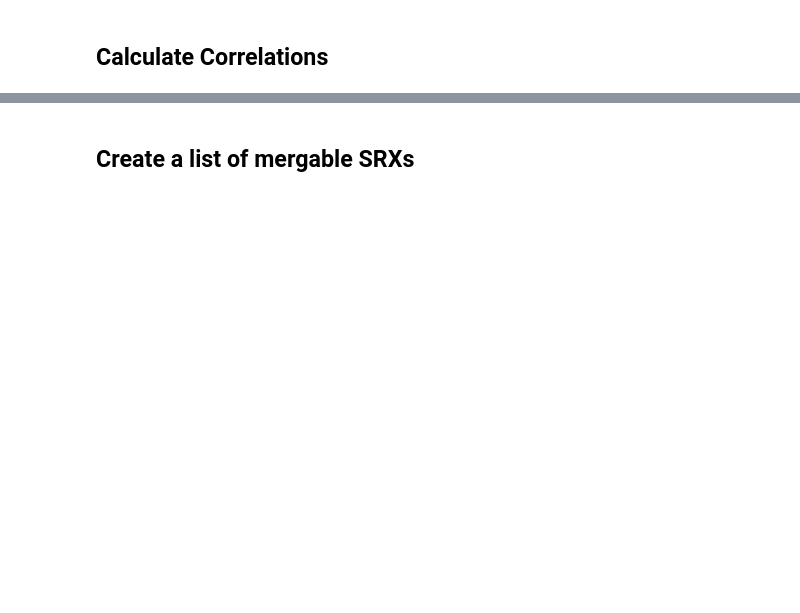
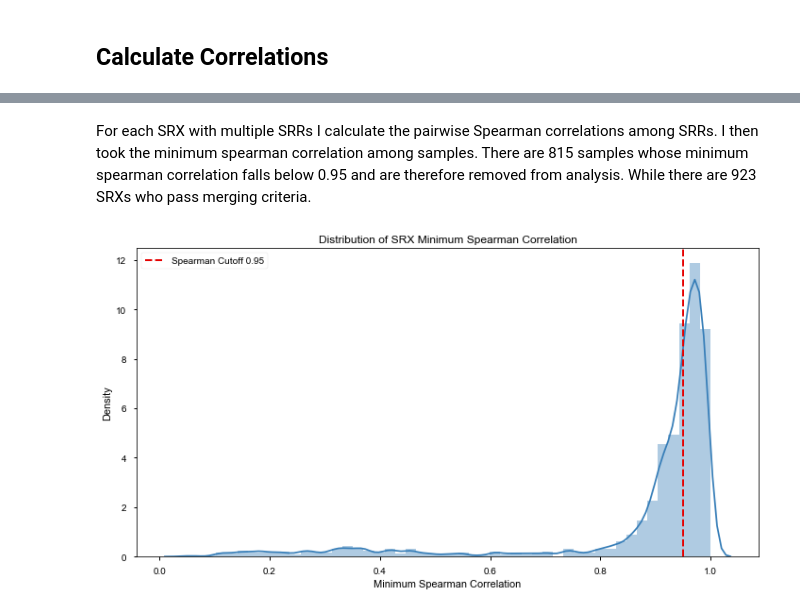
Before and after one commit to jfear/ncbi_remap, a Jupyter notebook: docs/01.02-prealn-wf_merge_srr.ipynb, the cells around one changed output, grey strips where cells are left out. Saved outputs shown, nothing was run; the diff lists cells and outputs as text; code cells hidden in the pictures; blank space fills up the shorter version.

```diff
--- a/docs/01.02-prealn-wf_merge_srr.ipynb
+++ b/docs/01.02-prealn-wf_merge_srr.ipynb
@@ -61,12 +66,17 @@ Currently I am excluding these SRXs, but it may be worth while to try to create
 # %% [markdown]
 ## Number of SRRs Per SRX
 # %%
-cnts = srr_per_srx(store).srr.value_counts()
-single = cnts[1]
-multi = cnts.iloc[1:].sum()
+df = store['prealn/qc_passed'].groupby('srx').size().value_counts().to_frame()
+df.index.name = 'Number of SRRs'
+df.columns = ['Number of SRXs']
+
+single = df.loc[1, 'Number of SRXs']
+multi = df.iloc[1:, 0].sum()
 
 Markdown(f"""
-The majority of SRXs (n={single:,}) have a single SRR, while the remaning {multi:,} SRXs have more than one.
+The majority of SRXs (n={single:,}) have a single SRR, while the remaning {multi:,} SRXs have more than one SRR that need to be merged.
+
+{df.applymap(lambda x: '{:,}'.format(x)).to_html(classes="table table-striped")}
 """)
 # %% [output]
 
@@ -275,7 +144,45 @@ srx_merge |= set(multi_min[multi_min >= SPEARMAN_CUTOFF].index.values)
-# %% [markdown]
-## Create a list of mergable SRXs
-# %%
-flags = store['prealn/flags']
-flags['flag_merge'] = False
-flags.loc[(list(srx_merge), slice(None)), 'flag_merge'] = True
-store['prealn/flags'] = flags
+# %%
+@delayed
+def calc_min_corr(srx):
+    df = pd.read_parquet(f'../prealn-wf/output/gene_counts/{srx}.parquet')
+    spearman = df.pivot(columns='srr', values='count').corr(method='spearman').min().min()
+    return pd.DataFrame({'min_spearman': [spearman,]}, index=pd.Index([srx, ], name='srx'))
+
+df = store['prealn/qc_passed'].groupby('srx').size()
+srxs = df[df > 1].index.tolist()
+lazy = [calc_min_corr(srx) for srx in srxs]
+corrs = client.gather(client.compute(dd.from_delayed(lazy))).min_spearman
+# %%
+n_lt_cutoff = '{:,}'.format((corrs < SPEARMAN_CUTOFF).sum())
+n_gt_cutoff = '{:,}'.format((corrs >= SPEARMAN_CUTOFF).sum())
+
+Markdown(f"""
+For each SRX with multiple SRRs I calculate the pairwise Spearman correlations among SRRs.
+I then took the minimum spearman correlation among samples.
+There are {n_lt_cutoff} samples whose minimum spearman correlation falls below {SPEARMAN_CUTOFF} and are therefore removed from analysis.
+While there are {n_gt_cutoff} SRXs who pass merging criteria.
+""")
+# %% [output]
+
+For each SRX with multiple SRRs I calculate the pairwise Spearman correlations among SRRs.
+I then took the minimum spearman correlation among samples.
+There are 815 samples whose minimum spearman correlation falls below 0.95 and are therefore removed from analysis.
+While there are 923 SRXs who pass merging criteria.
+# %%
+from ncbi_remap.prealn_analysis import SPEARMAN_CUTOFF
+
+@make_figs(nbconfig.fig_name('distplot_spearman'),
+           styles=nbconfig.styles_wide, formats=nbconfig.formats)
+def _plot():
+    fig, ax = plt.subplots(1, 1)
+    sns.distplot(corrs, ax=ax)
+    ax.axvline(SPEARMAN_CUTOFF, color=nbconfig.color_c1, ls='--', lw=2, label=f'Spearman Cutoff {SPEARMAN_CUTOFF}')
+    ax.set_xlabel('Minimum Spearman Correlation')
+    ax.set_ylabel('Density')
+    ax.set_title('Distribution of SRX Minimum Spearman Correlation')
+    ax.legend()
+    return fig
+
+_plot()
+# %% [output]
+[figure, added]
```
Also changed, not shown: parts of 18 cells of this notebook, 6 other files.
